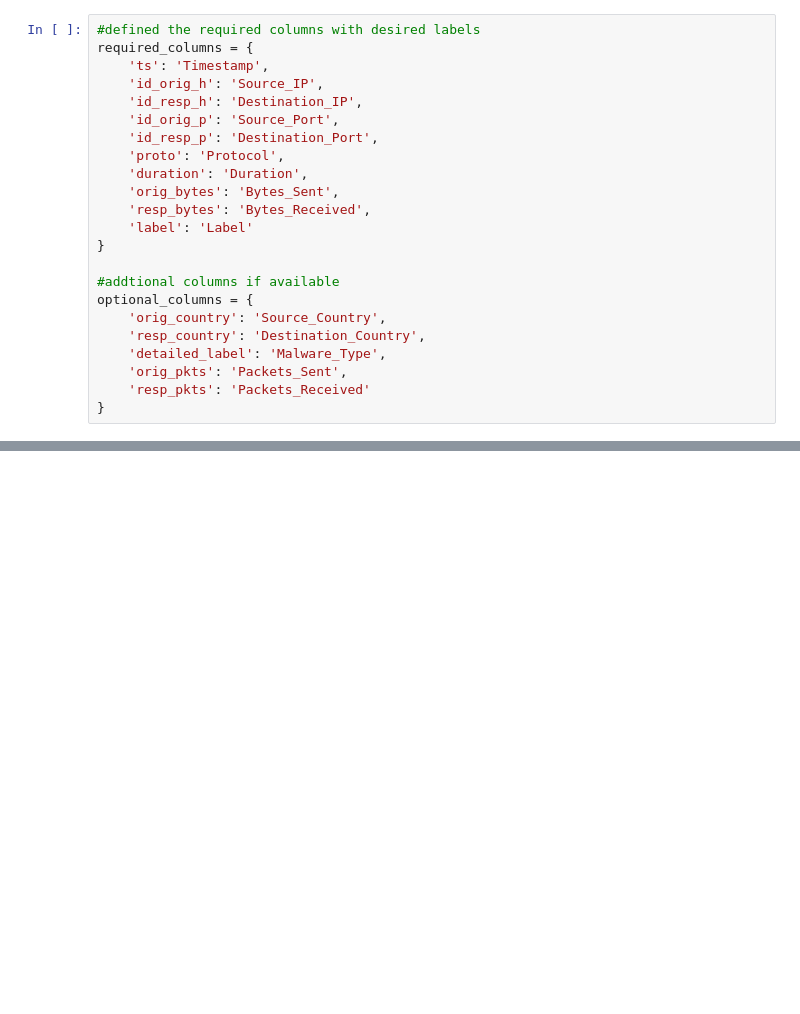
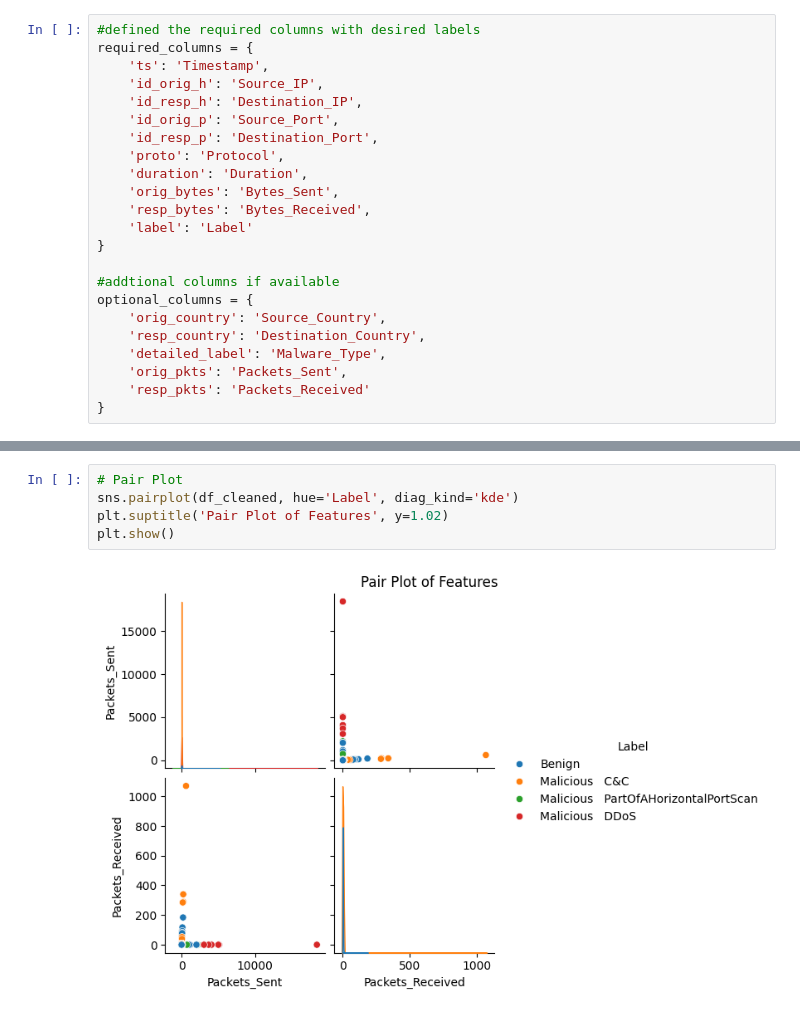
Before and after one commit to aurelisajuan/PredictBotnet, a Jupyter notebook: botnet.ipynb, the cells around one changed output, grey strips where cells are left out. Cells and saved outputs as stored; diff of their text form; blank space fills up the shorter version.

```diff
--- a/botnet.ipynb
+++ b/botnet.ipynb
@@ -98,0 +122,7 @@ See the caveats in the documentation: https://pandas.pydata.org/pandas-docs/stab
+# %%
+# Pair Plot
+sns.pairplot(df_cleaned, hue='Label', diag_kind='kde')
+plt.suptitle('Pair Plot of Features', y=1.02)
+plt.show()
+# %% [output]
+[figure, added]
```
Also changed, not shown: parts of 7 cells of this notebook.
